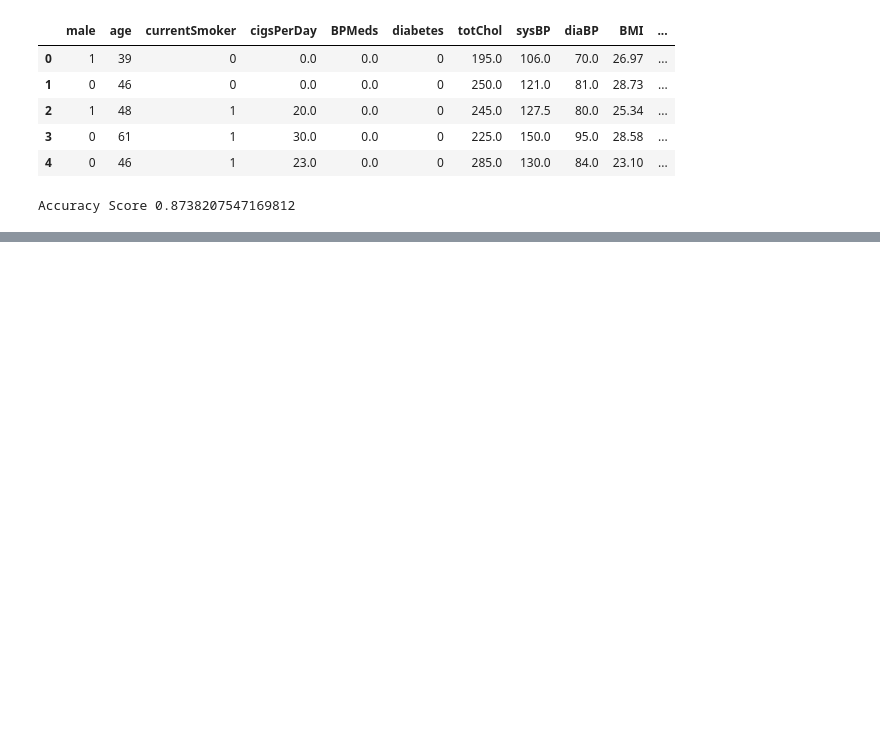
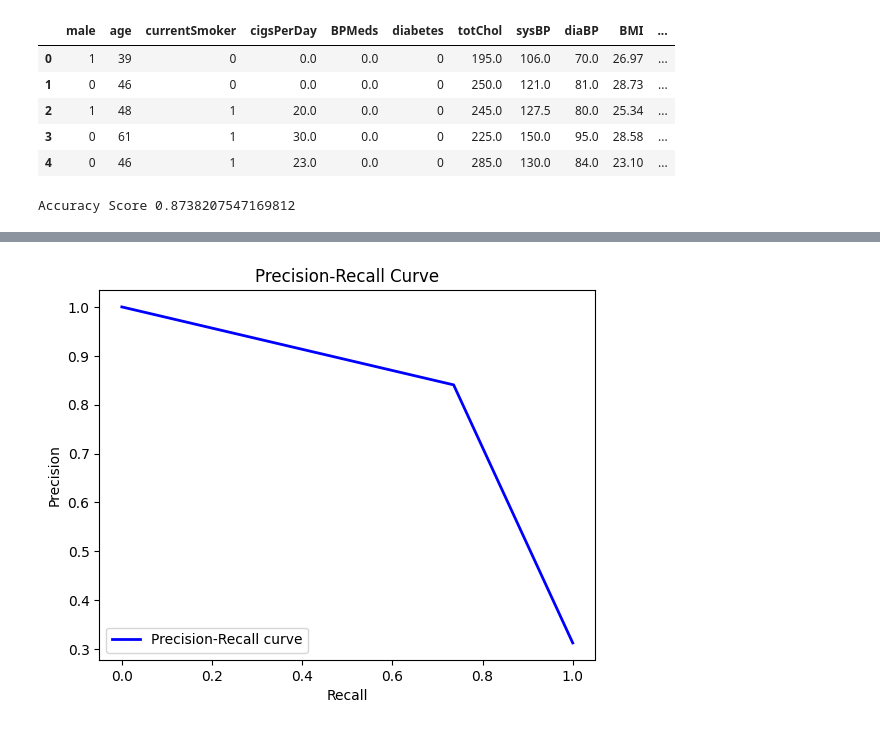
Before and after one commit to yersel500/hypertension_prediction, a Jupyter notebook: hypertension_prediction.ipynb, the cells around one changed output, grey strips where cells are left out. Cells and saved outputs as stored; diff of their text form; code cells hidden in the pictures; blank space fills up the shorter version.

```diff
--- a/hypertension_prediction.ipynb
+++ b/hypertension_prediction.ipynb
@@ -117,0 +142,14 @@ Accuracy Score 0.8738207547169812
+# %%
+# Calculate Precision-Recall curve
+precision, recall, _ = precision_recall_curve(y_valid, preds)
+
+# Plot Precision-Recall curve
+plt.figure()
+plt.plot(recall, precision, color='blue', lw=2, label='Precision-Recall curve')
+plt.xlabel('Recall')
+plt.ylabel('Precision')
+plt.title('Precision-Recall Curve')
+plt.legend(loc="lower left")
+plt.show()
+# %% [output]
+[figure, added]
```
Also changed, not shown: parts of 4 cells of this notebook.
